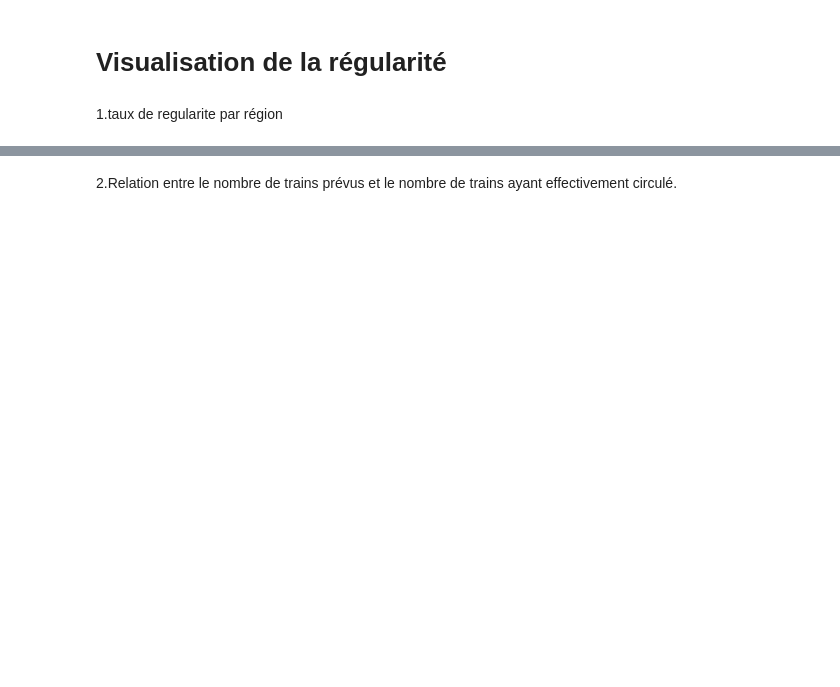
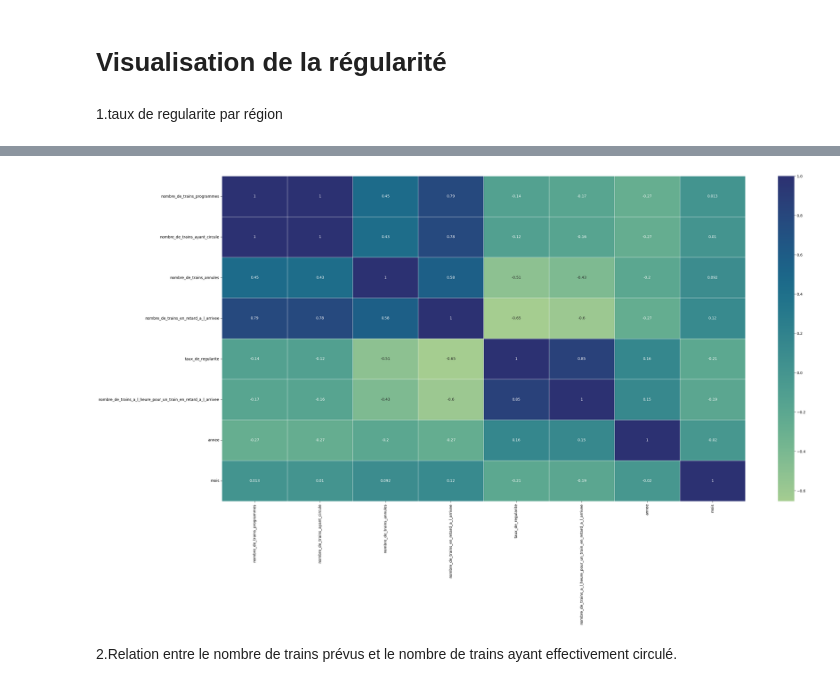
Before and after one commit to gbiaou/Projet_Python_SNCF, a Jupyter notebook: Regularite_des_trains/Recuperation_données_regularité.ipynb, the cells around one changed output, grey strips where cells are left out. Drawn from its saved outputs; the diff is of its cells as text; code cells hidden in the pictures; blank space fills up the shorter version.

```diff
--- a/Regularite_des_trains/Recuperation_données_regularité.ipynb
+++ b/Regularite_des_trains/Recuperation_données_regularité.ipynb
@@ -407,3 +386,11 @@ for i in list_regions:
+# %%
+import seaborn as sns
+df_final=df_final.sort_values('date')
+mat=df_final.corr()
+sns.heatmap(mat,annot=True, cmap='crest',linewidth=.5)
+matplotlib.pyplot.show()
+# %% [output]
+[figure, added]
 # %% [markdown]
 2.Relation entre le nombre de trains prévus et le nombre de trains ayant effectivement circulé.
 # %%
```
Also changed, not shown: parts of 13 cells of this notebook, 4 other files.
